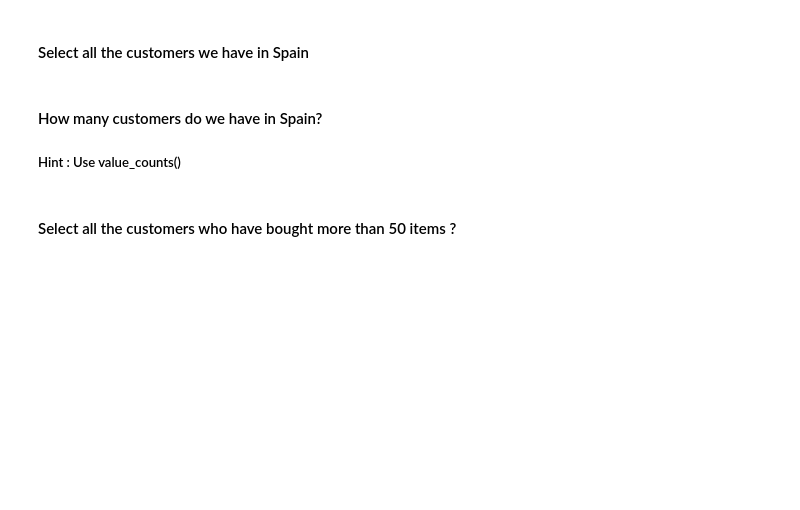
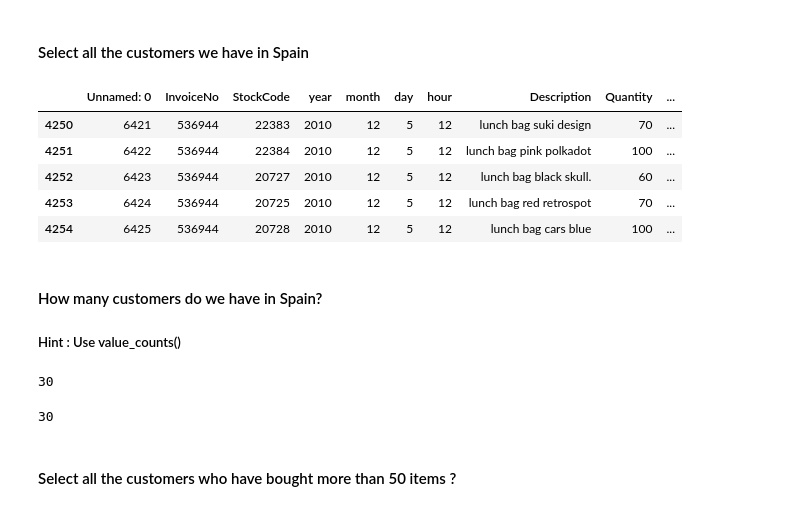
Before and after one commit to AnaAGG/lab-subsetting-and-descriptive-stats, a Jupyter notebook: your-code/main.ipynb, the cells around one changed output. Drawn from its saved outputs; the diff is of its cells as text; code cells hidden in the pictures; blank space fills up the shorter version.

```diff
--- a/your-code/main.ipynb
+++ b/your-code/main.ipynb
@@ -330,6 +438,15 @@ subset
 #### Select all the customers we have in Spain
 # %%
 # your answer here
+spain = orders[orders["Country"] == "Spain"]
+spain.head()
+# %% [output]
+|  | Unnamed: 0 | InvoiceNo | StockCode | year | month | day | hour | Description | Quantity | ... |
+| 4250 | 6421 | 536944 | 22383 | 2010 | 12 | 5 | 12 | lunch bag suki design | 70 | ... |
+| 4251 | 6422 | 536944 | 22384 | 2010 | 12 | 5 | 12 | lunch bag pink polkadot | 100 | ... |
+| 4252 | 6423 | 536944 | 20727 | 2010 | 12 | 5 | 12 | lunch bag black skull. | 60 | ... |
+| 4253 | 6424 | 536944 | 20725 | 2010 | 12 | 5 | 12 | lunch bag red retrospot | 70 | ... |
+| 4254 | 6425 | 536944 | 20728 | 2010 | 12 | 5 | 12 | lunch bag cars blue | 100 | ... |
 # %% [markdown]
 #### How many customers do we have in Spain?
 ##### Hint : Use value_counts()
@@ -338,2 +453,17 @@ subset
+# %%
+# your answer here
+##There are as many customers as the number of different customers we have in our database.
+    #So, the first thing I do is to get the number of uniques and then add them all up.
+
+unique = spain_customers["CustomerID"].unique()
+number_customers = len(unique)
+number_customers
+# %% [output]
+30
+# %%
+num = len(spain_customers.value_counts("CustomerID"))
+num
+# %% [output]
+30
 # %% [markdown]
 #### Select all the customers who have bought more than 50 items ?
```
Also changed, not shown: parts of 26 cells of this notebook.
